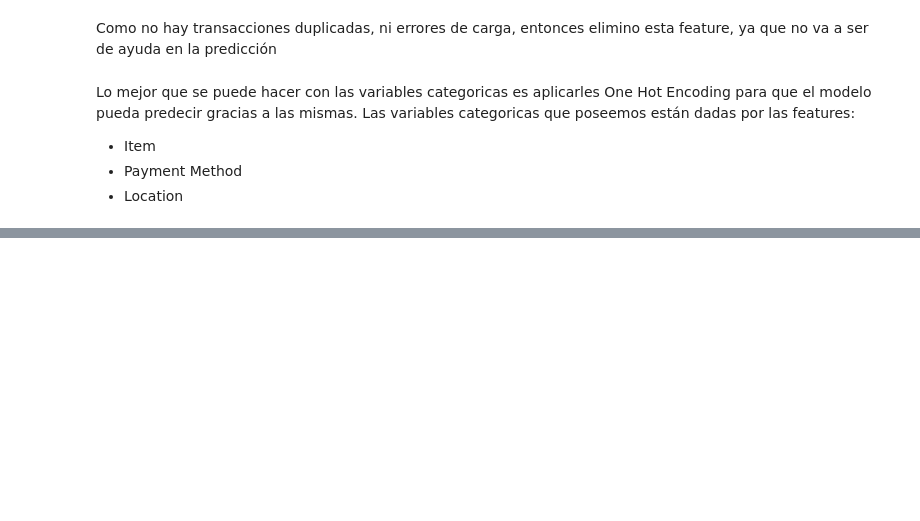
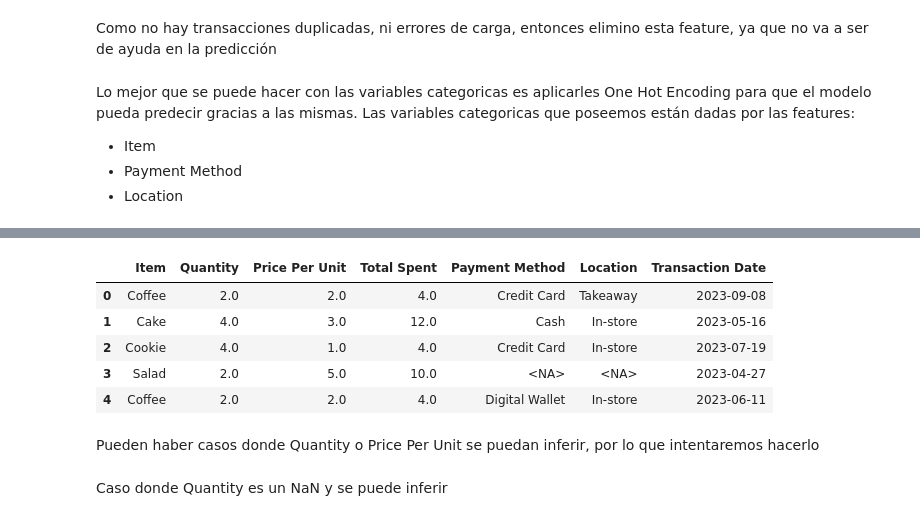
Before and after one commit to MauricioLlugdar/CoffeeShop-Sales, a Jupyter notebook: 01_CoffeeShopSales_Analysis_Exploration_Cleaning.ipynb, the cells around one changed output, grey strips where cells are left out. Saved outputs shown, nothing was run; the diff lists cells and outputs as text; code cells hidden in the pictures; blank space fills up the shorter version.

```diff
--- a/01_CoffeeShopSales_Analysis_Exploration_Cleaning.ipynb
+++ b/01_CoffeeShopSales_Analysis_Exploration_Cleaning.ipynb
@@ -144,0 +236,13 @@ Lo mejor que se puede hacer con las variables categoricas es aplicarles One Hot
+# %%
+df.head()
+# %% [output]
+|  | Item | Quantity | Price Per Unit | Total Spent | Payment Method | Location | Transaction Date |
+| 0 | Coffee | 2.0 | 2.0 | 4.0 | Credit Card | Takeaway | 2023-09-08 |
+| 1 | Cake | 4.0 | 3.0 | 12.0 | Cash | In-store | 2023-05-16 |
+| 2 | Cookie | 4.0 | 1.0 | 4.0 | Credit Card | In-store | 2023-07-19 |
+| 3 | Salad | 2.0 | 5.0 | 10.0 | <NA> | <NA> | 2023-04-27 |
+| 4 | Coffee | 2.0 | 2.0 | 4.0 | Digital Wallet | In-store | 2023-06-11 |
+# %% [markdown]
+Pueden haber casos donde Quantity o Price Per Unit se puedan inferir, por lo que intentaremos hacerlo
+# %% [markdown]
+Caso donde Quantity es un NaN y se puede inferir
```
Also changed, not shown: parts of 23 cells of this notebook.
